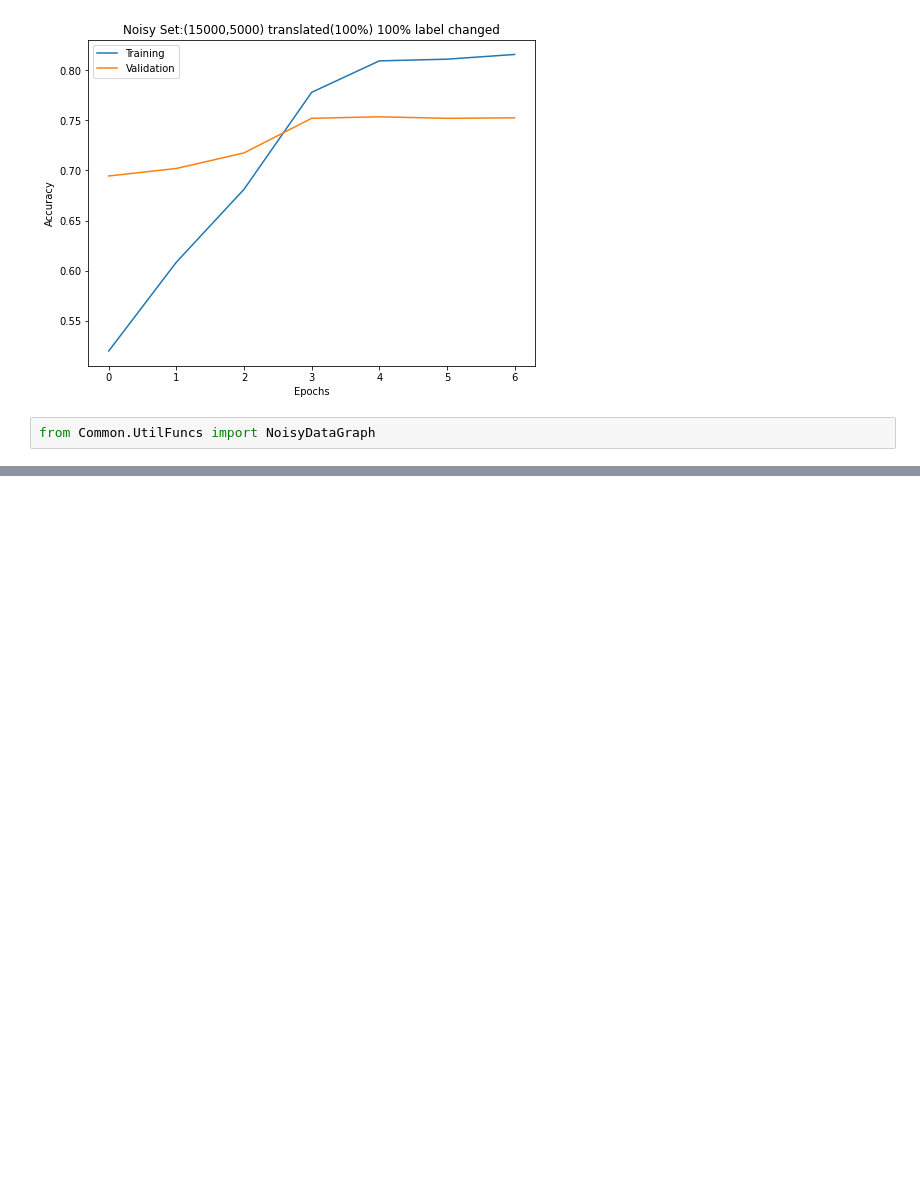
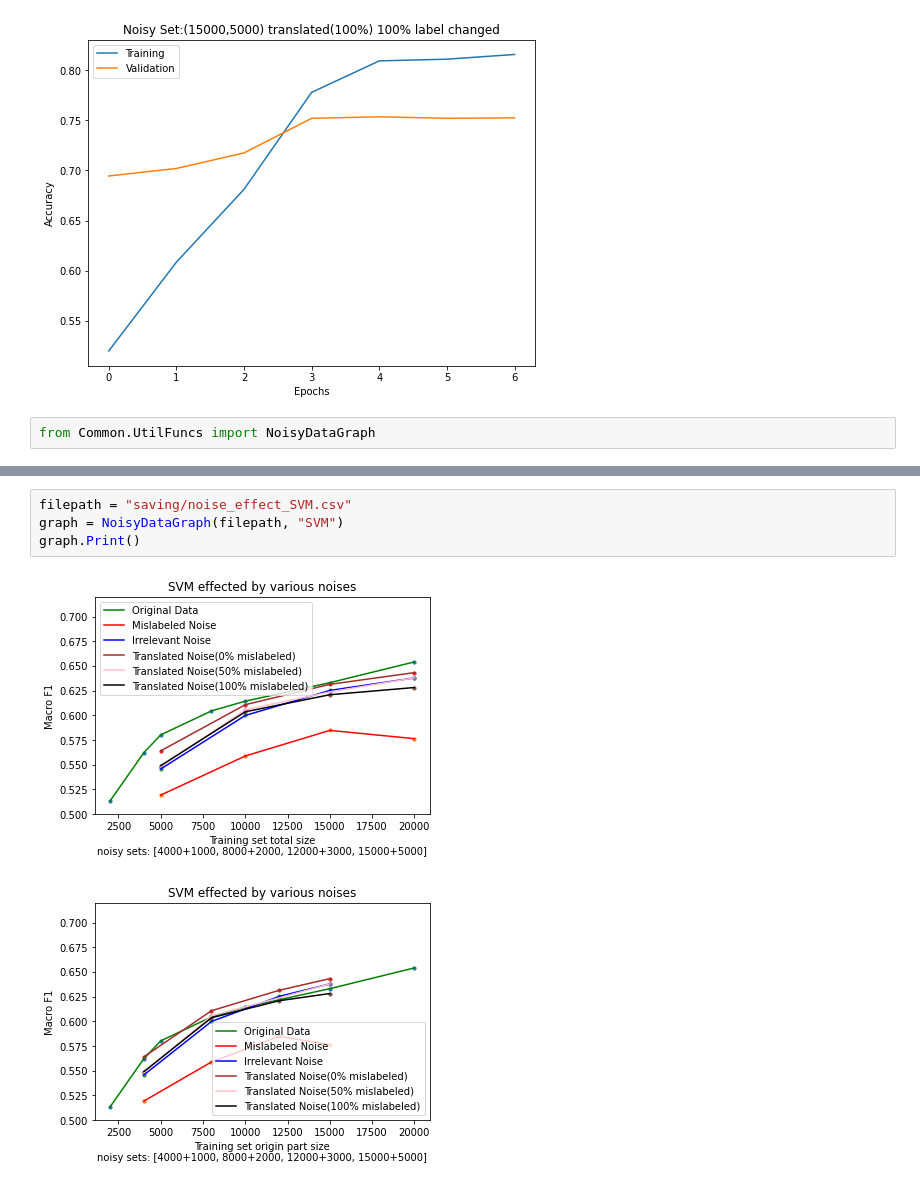
Before and after one commit to pnpdb/CS522-Project, a Jupyter notebook: DisplayNoiseEffectResult.ipynb, the cells around one changed output, grey strips where cells are left out. Drawn from its saved outputs; the diff is of its cells as text; blank space fills up the shorter version.

```diff
--- a/DisplayNoiseEffectResult.ipynb
+++ b/DisplayNoiseEffectResult.ipynb
@@ -235,0 +236,7 @@ graph.Print()
+# %%
+filepath = "saving/noise_effect_SVM.csv"
+graph = NoisyDataGraph(filepath, "SVM")
+graph.Print()
+# %% [output]
+[figure, added]
+[figure, added]
```
Also changed, not shown: parts of 1 cell of this notebook, 1 other file.
